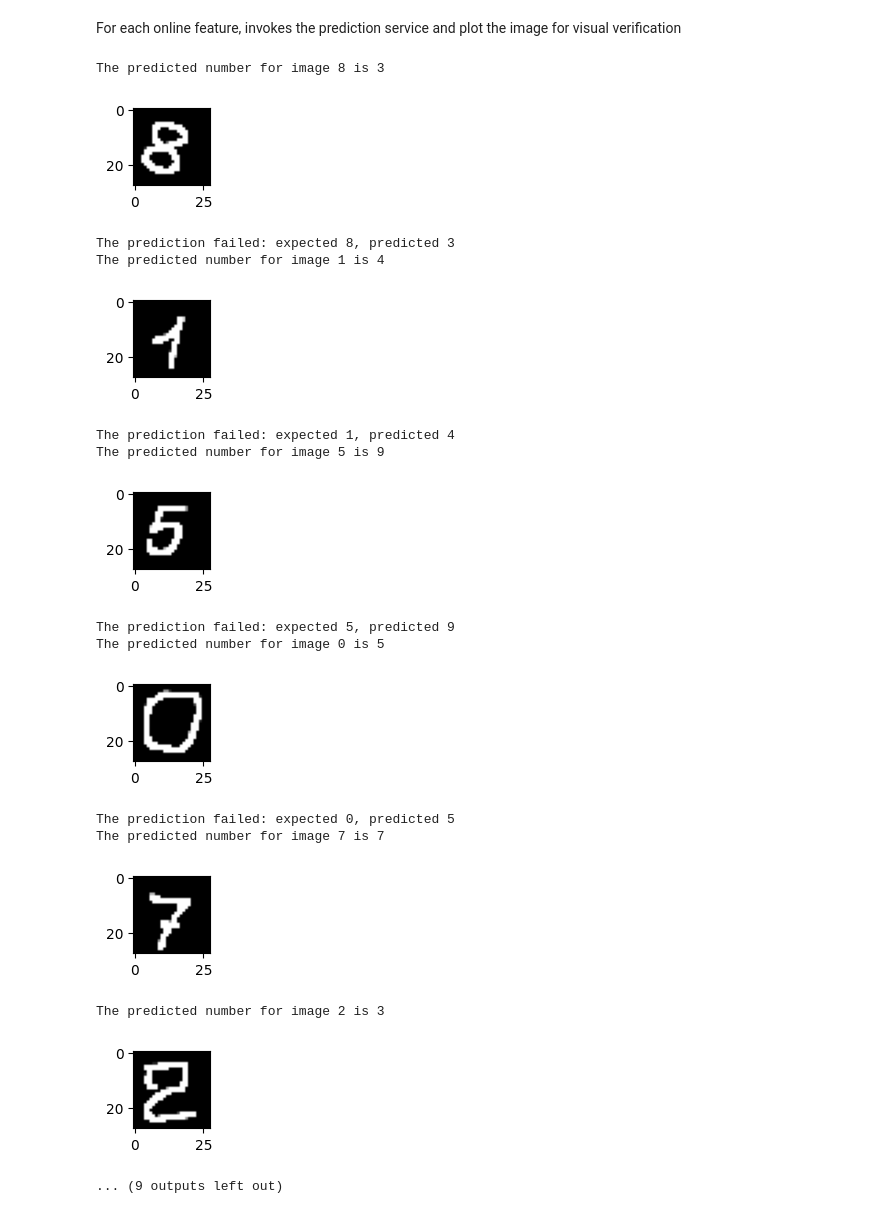
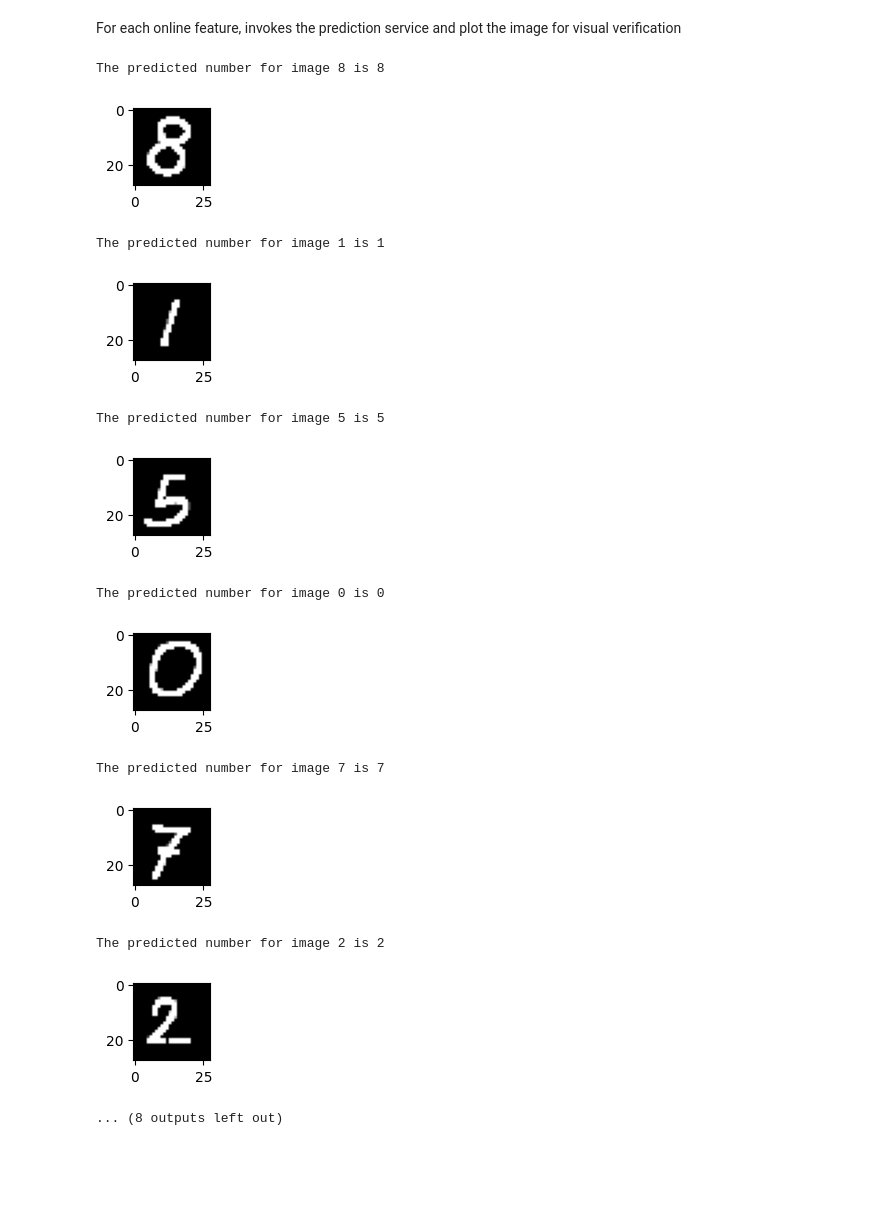
Before and after one commit to RHEcosystemAppEng/feast-workshop-team-share, a Jupyter notebook: feast_modelregistry/04-inference-service.ipynb, the cells around one changed output. Cells and saved outputs as stored; diff of their text form; code cells hidden in the pictures; blank space fills up the shorter version.

```diff
--- a/feast_modelregistry/04-inference-service.ipynb
+++ b/feast_modelregistry/04-inference-service.ipynb
@@ -227,27 +199,24 @@ For each online feature, invokes the prediction service and plot the image for v
 # %%
 image_ids, images = feast.to_model_data(online_features)
 for i in range(len(image_ids)):
     image_id = image_ids[i]
-    image = images[i]
+    image = []
+    image.append(images[i])
     try:
         kserve.validate_prediction(inference_service, prediction_uri, image_id, image)
     except Exception as e:
-        print(str(e))
+        print(f"*** {e} ***")
 # %% [output]
-The predicted number for image 8 is 3
+The predicted number for image 8 is 8
-[figure, old version]
+[figure, new version]
-The prediction failed: expected 8, predicted 3
-The predicted number for image 1 is 4
+The predicted number for image 1 is 1
-[figure, old version]
+[figure, new version]
-The prediction failed: expected 1, predicted 4
-The predicted number for image 5 is 9
+The predicted number for image 5 is 5
-[figure, old version]
+[figure, new version]
-The prediction failed: expected 5, predicted 9
-The predicted number for image 0 is 5
+The predicted number for image 0 is 0
-[figure, old version]
+[figure, new version]
-The prediction failed: expected 0, predicted 5
 The predicted number for image 7 is 7
-[figure, old version]
+[figure, new version]
-The predicted number for image 2 is 3
+The predicted number for image 2 is 2
-[figure, old version]
+[figure, new version]
-... (9 outputs left out)
+... (8 outputs left out)
```
Also changed, not shown: parts of 11 cells of this notebook, 11 other files.
